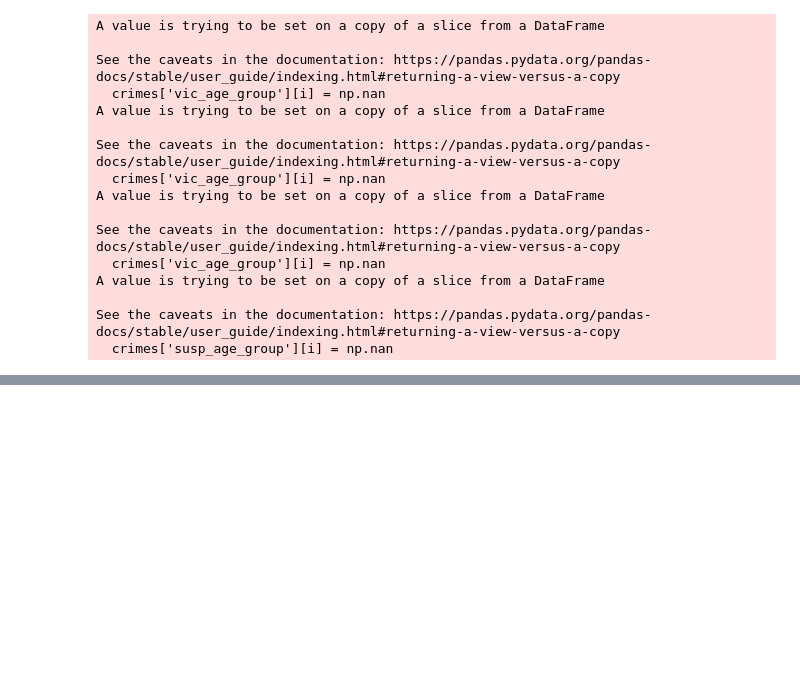
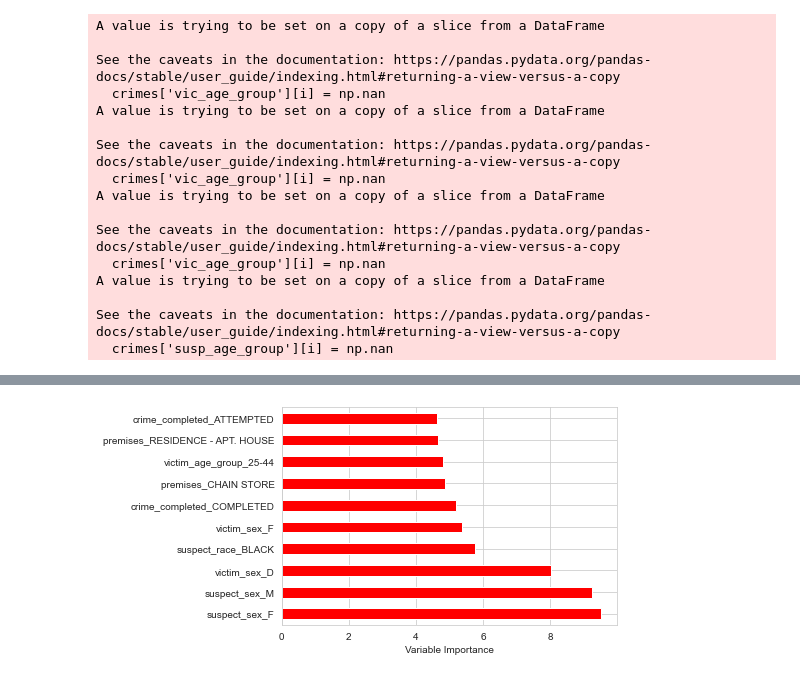
Before and after one commit to 18katesmit/NYPDComplaintClassification, a Jupyter notebook: NYPDcrimes.ipynb, the cells around one changed output, grey strips where cells are left out. Drawn from its saved outputs; the diff is of its cells as text; code cells hidden in the pictures; blank space fills up the shorter version.

```diff
--- a/NYPDcrimes.ipynb
+++ b/NYPDcrimes.ipynb
@@ -304,0 +357,3 @@ crimes.to_csv("clean_crime.csv")
+# %%
+X = pd.get_dummies(X)
+y = crimes['offense_level']
@@ -304,0 +371,6 @@ crimes.to_csv("clean_crime.csv")
+# %%
+X_train, X_test, y_train, y_test = train_test_split(X,y, random_state=426, stratify=y, test_size=.2)
+# %%
+bag = BaggingClassifier(n_estimators=100, n_jobs=-1)
+bag.fit(X_train,y_train)
+bag_pred = bag.predict(X_test)
@@ -304,0 +393,4 @@ crimes.to_csv("clean_crime.csv")
+# %%
+rf = RandomForestClassifier(n_estimators=100, n_jobs=-1, max_depth=3)
+rf.fit(X_train, y_train)
+rf_pred = rf.predict(X_test)
@@ -304,0 +413,9 @@ crimes.to_csv("clean_crime.csv")
+# %%
+Importance = pd.DataFrame({'Importance':rf.feature_importances_*100}, index=X_train.columns)
+Importance = Importance.iloc[rf.feature_importances_ > 0,:]
+Importance = Importance.sort_values('Importance', axis=0, ascending=True)
+Importance.sort_values('Importance', axis=0, ascending=False).head(10).plot(kind='barh', color='r', )
+plt.xlabel('Variable Importance')
+plt.gca().legend_ = None
+# %% [output]
+[figure, added]
```
Also changed, not shown: parts of 15 cells of this notebook, 1 other file.
